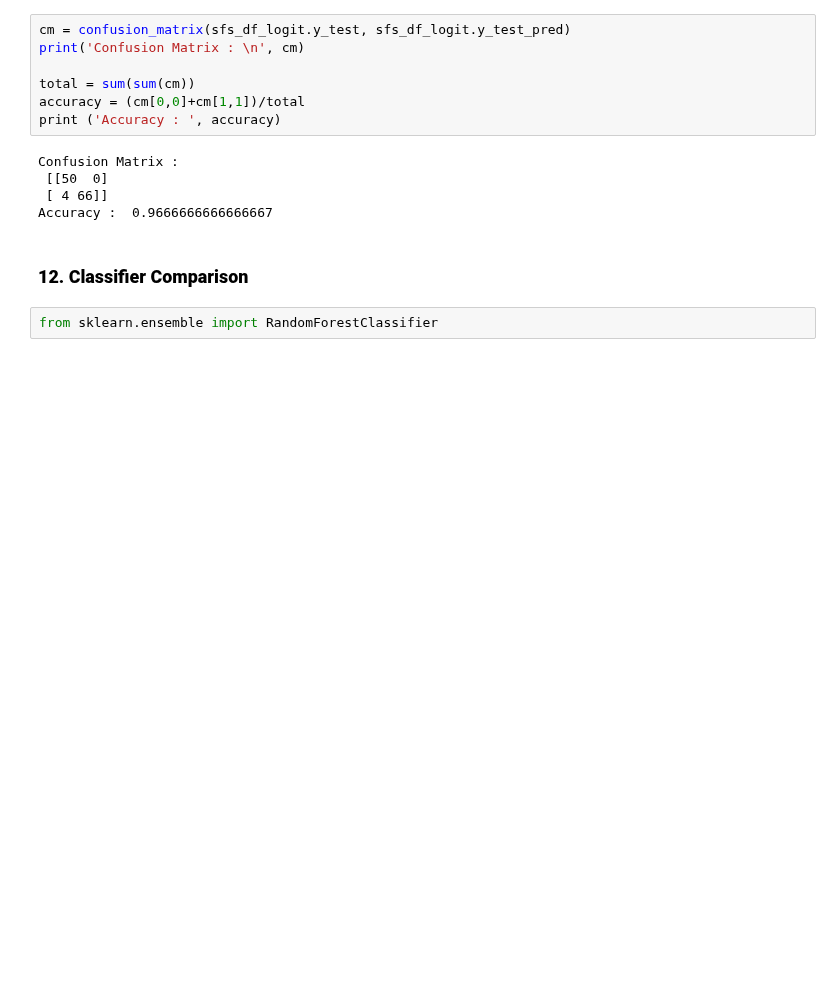
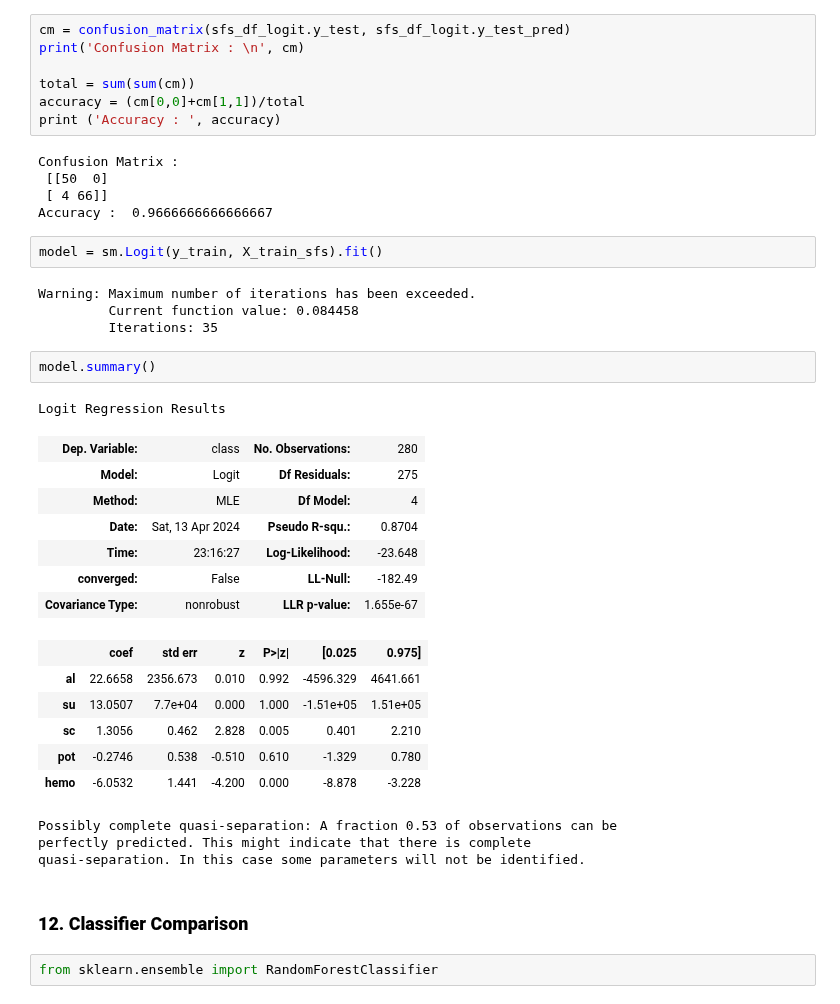
Before and after one commit to Barkesty/Project-Chronic-Kidney-Disease-Classification-Challenge, a Jupyter notebook: project.ipynb, the cells around one changed output. Saved outputs shown, nothing was run; the diff lists cells and outputs as text; blank space fills up the shorter version.

```diff
--- a/project.ipynb
+++ b/project.ipynb
@@ -1140,6 +1140,32 @@ Confusion Matrix :
  [[50  0]
  [ 4 66]]
 Accuracy :  0.9666666666666667
+# %%
+model = sm.Logit(y_train, X_train_sfs).fit()
+# %% [output]
+Warning: Maximum number of iterations has been exceeded.
+         Current function value: 0.084458
+         Iterations: 35
+# %%
+model.summary()
+# %% [output]
+Logit Regression Results
+| Dep. Variable: | class | No. Observations: | 280 |
+| Model: | Logit | Df Residuals: | 275 |
+| Method: | MLE | Df Model: | 4 |
+| Date: | Sat, 13 Apr 2024 | Pseudo R-squ.: | 0.8704 |
+| Time: | 23:16:27 | Log-Likelihood: | -23.648 |
+| converged: | False | LL-Null: | -182.49 |
+| Covariance Type: | nonrobust | LLR p-value: | 1.655e-67 |
+|  | coef | std err | z | P>|z| | [0.025 | 0.975] |
+| al | 22.6658 | 2356.673 | 0.010 | 0.992 | -4596.329 | 4641.661 |
+| su | 13.0507 | 7.7e+04 | 0.000 | 1.000 | -1.51e+05 | 1.51e+05 |
+| sc | 1.3056 | 0.462 | 2.828 | 0.005 | 0.401 | 2.210 |
+| pot | -0.2746 | 0.538 | -0.510 | 0.610 | -1.329 | 0.780 |
+| hemo | -6.0532 | 1.441 | -4.200 | 0.000 | -8.878 | -3.228 |
+Possibly complete quasi-separation: A fraction 0.53 of observations can be
+perfectly predicted. This might indicate that there is complete
+quasi-separation. In this case some parameters will not be identified.
 # %% [markdown]
 ### **12. Classifier Comparison**
 # %%
```
